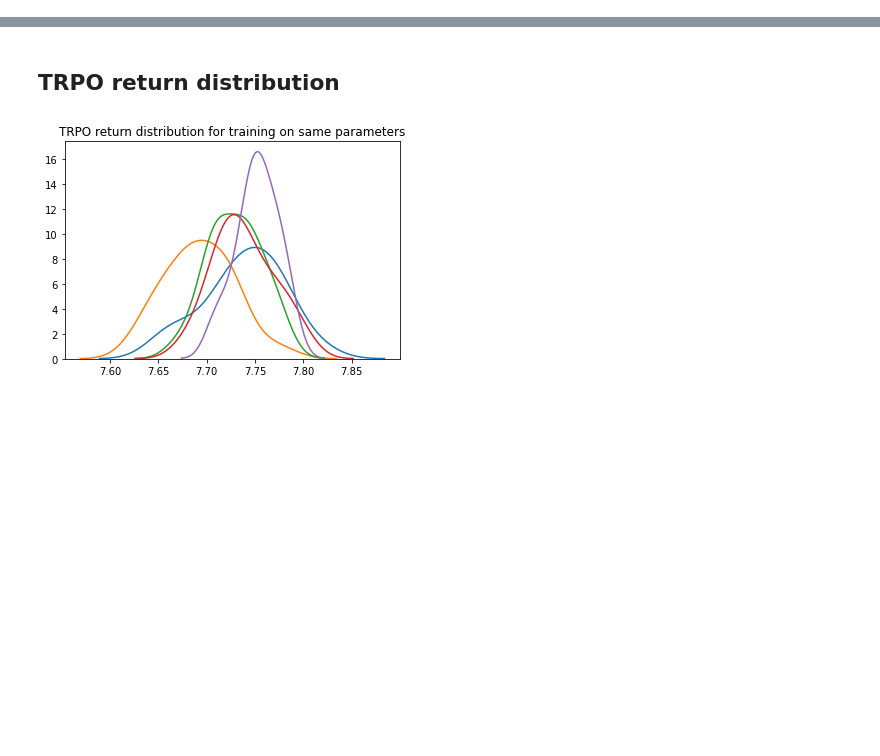
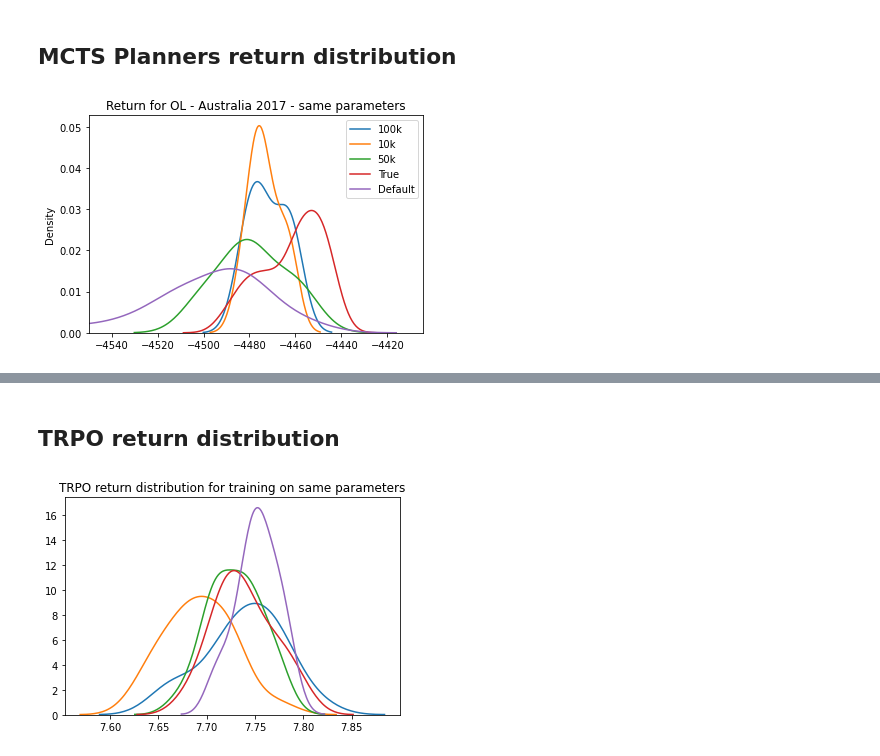
Before and after one commit to amarildolikmeta/alphazero_singleplayer, a Jupyter notebook: notebooks/return_distributions.ipynb, the cells around one changed output, grey strips where cells are left out. Saved outputs shown, nothing was run; the diff lists cells and outputs as text; code cells hidden in the pictures; blank space fills up the shorter version.

```diff
--- a/notebooks/return_distributions.ipynb
+++ b/notebooks/return_distributions.ipynb
@@ -76,0 +7,34 @@ plt.show()
+# %% [markdown]
+## MCTS Planners return distribution
+# %%
+
+ol_uct_offline_scores_100k = np.load("../logs/RaceStrategy-v2/ol_uct_var/2020-11-12_16-17-19/results.npy")
+ol_uct_offline_scores_10k = np.load("../logs/RaceStrategy-v2/ol_uct_var/2020-11-12_10-24-54/results.npy")
+ol_uct_offline_scores_50k = np.load("../logs/RaceStrategy-v2/ol_uct_var/2020-11-13_11-32-52/results.npy")
+
+# ol_uct_offline_scores_1 = np.load("../logs/RaceStrategy-v2/ol_uct_var/2020-11-03_09-47-13/results.npy")
+# ol_uct_offline_scores_2 = np.load("../logs/RaceStrategy-v2/ol_uct_var/2020-11-04_17-27-59/results.npy")
+# ol_uct_offline_scores_3 = np.load("../logs/RaceStrategy-v2/ol_uct_var/2020-11-03_09-47-26/results.npy")
+#ol_uct_offline_scores_4 = np.load("../logs/RaceStrategy-v2/ol_uct_var/2020-10-30_15-44/results.npy")
+
+true_strategy_scores = np.load("../data/RaceStrategy-v2/human_policy/results_unnorm_aus.npy")
+default_strategy_scores = np.load("../data/RaceStrategy-v2/default_policy/results_unnorm_aus.npy")
+
+fig = plt.figure()
+sns.distplot(ol_uct_offline_scores_100k, label='100k', hist=False)
+sns.distplot(ol_uct_offline_scores_10k, label='10k', hist=False)
+sns.distplot(ol_uct_offline_scores_50k, label='50k', hist=False)
+# sns.distplot(ol_uct_offline_scores_1, label='c=1, csi=5', hist=False)
+# sns.distplot(ol_uct_offline_scores_2, label='c=2,5, csi=1', hist=False)
+# sns.distplot(ol_uct_offline_scores_3, label='c=1, csi=2,5', hist=False)
+#sns.distplot(ol_uct_offline_scores_4, label='c=1, csi=1', hist=False)
+
+sns.distplot(true_strategy_scores, label='True', hist=False)
+sns.distplot(default_strategy_scores, label='Default', hist=False)
+plt.title('Return for OL - Australia 2017 - same parameters')
+plt.legend(loc='best')
+plt.savefig('../figures/ol_uct_100000_sch_aus_2017_budget_comparison_unnorm.jpg')
+plt.xlim(left=-4550)
+plt.show()
+# %% [output]
+[figure, added]
```
Also changed, not shown: parts of 8 cells of this notebook, 4 other files.
